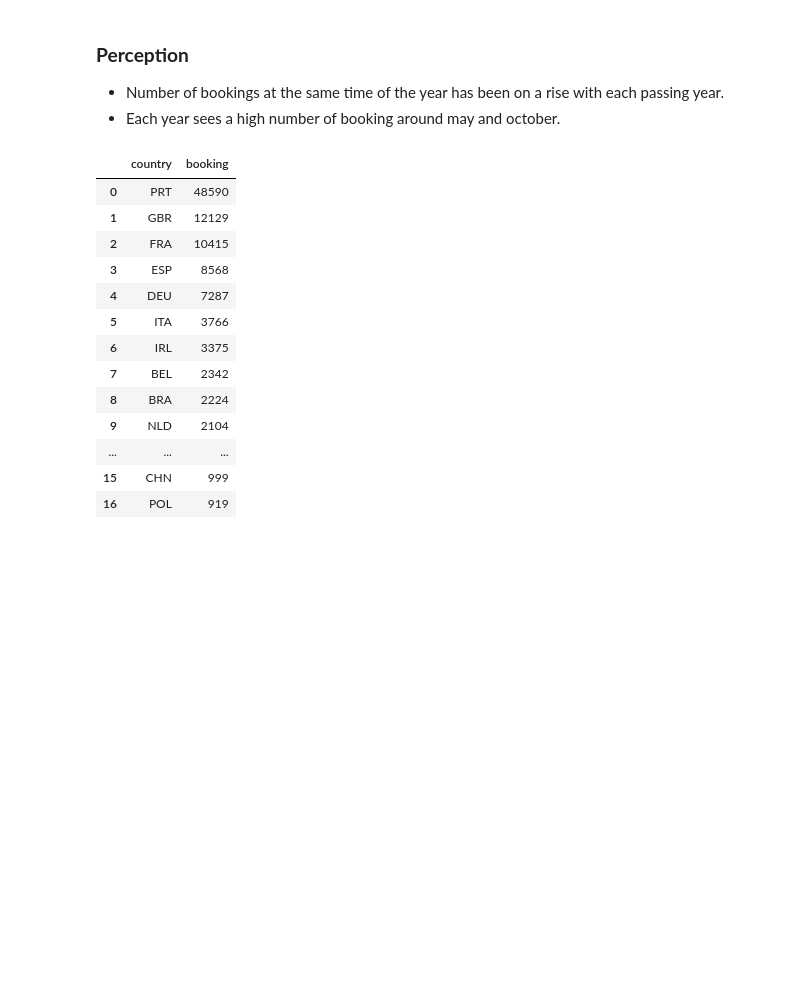
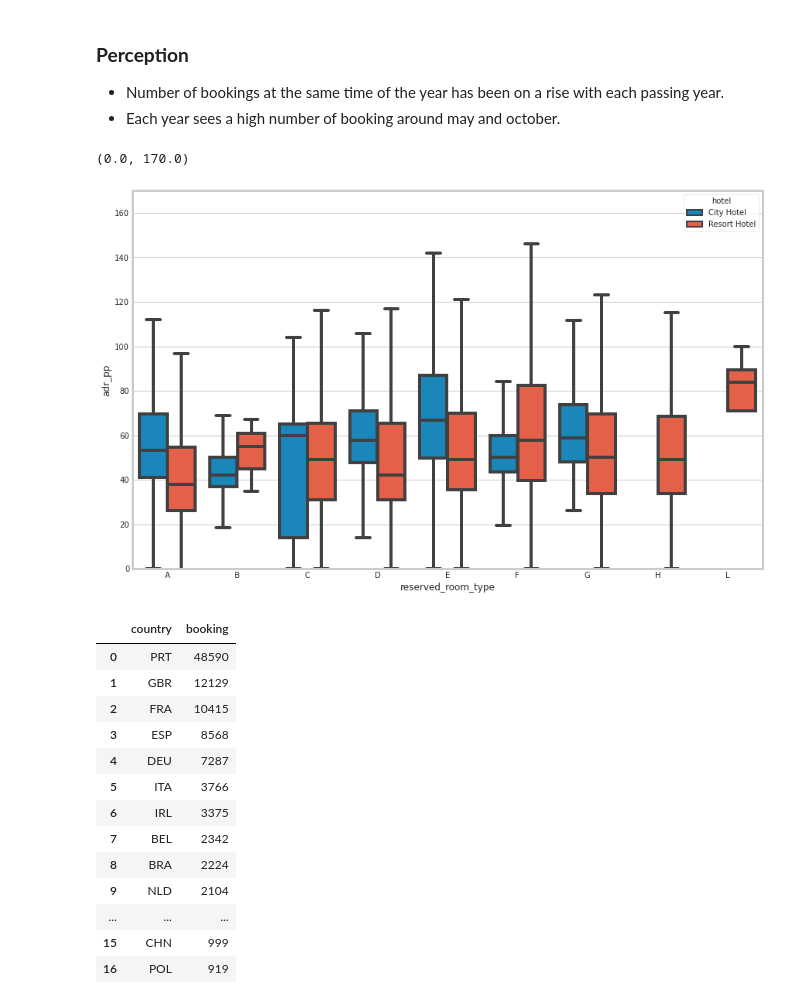
Before and after one commit to chandusayhi/Hotel-Booking-Analysis, a Jupyter notebook: Hotel_Booking_Analysis_Capstone_Project.ipynb, the cells around one changed output. Saved outputs shown, nothing was run; the diff lists cells and outputs as text; code cells hidden in the pictures; blank space fills up the shorter version.

```diff
--- a/Hotel_Booking_Analysis_Capstone_Project.ipynb
+++ b/Hotel_Booking_Analysis_Capstone_Project.ipynb
@@ -575,6 +667,18 @@ plt.rcParams['figure.figsize'] = (10, 5)
 
 *   Number of bookings at the same time of the year has been on a rise with each passing year.
 *   Each year sees a high number of booking around may and october.
+# %%
+#Cost of each hotel type at night
+data["adr_pp"] = data["adr"] / (data["adults"] + data["children"])
+data_guest = data[data["is_canceled"]==0]
+room_prices = data_guest[["hotel", "adr_pp", "reserved_room_type"]].sort_values("reserved_room_type")
+
+plt.figure(figsize= (13,9))
+sns.boxplot(x="reserved_room_type", y= "adr_pp", hue="hotel", data= room_prices, fliersize=0)
+plt.ylim(0,170)
+# %% [output]
+(0.0, 170.0)
+[figure, added]
 # %%
 #to find the top 10 countries,where the booking has been made from.
 #NA values are replaced by 'Unknown'
```
Also changed, not shown: parts of 16 cells of this notebook.
